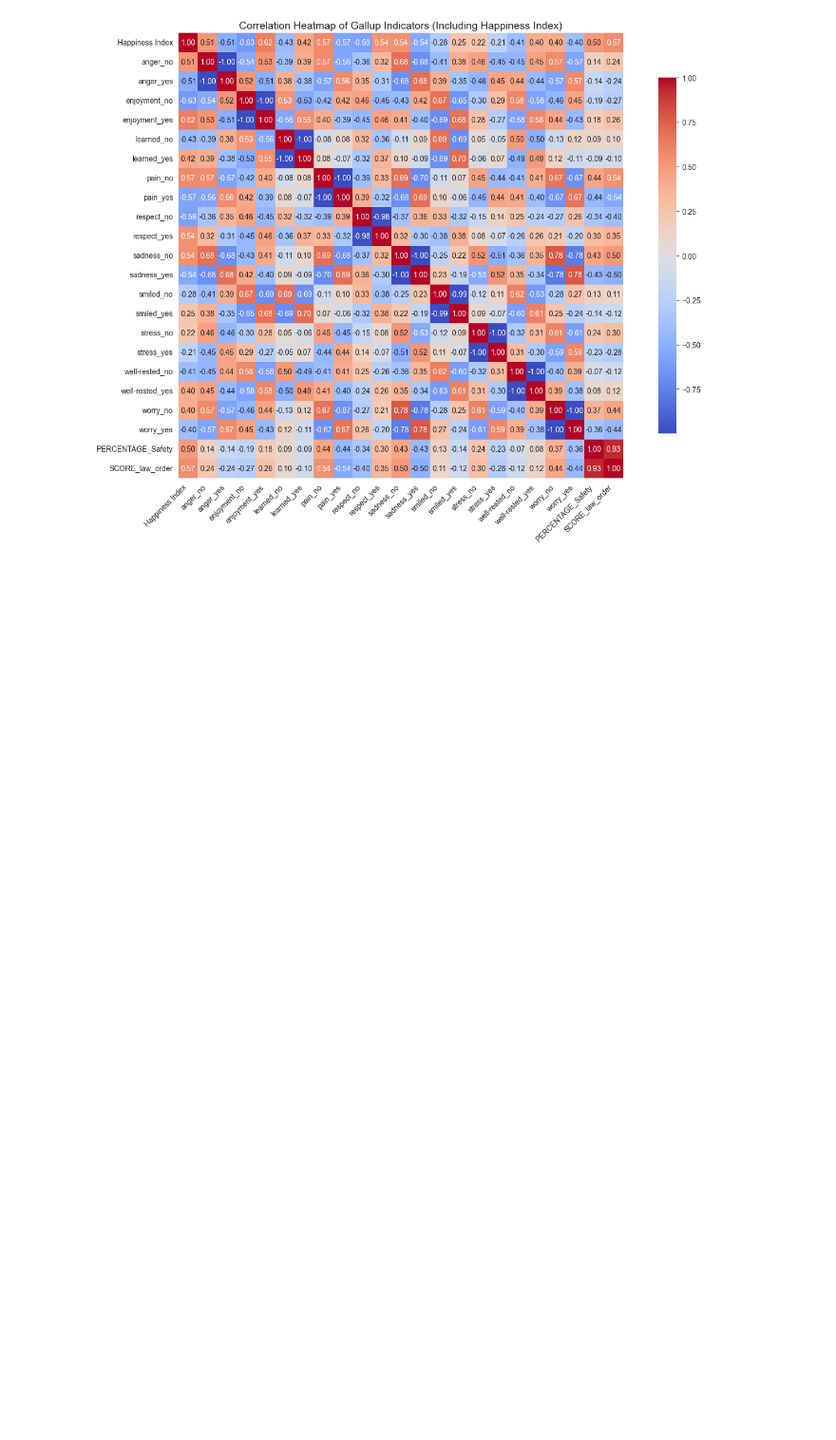
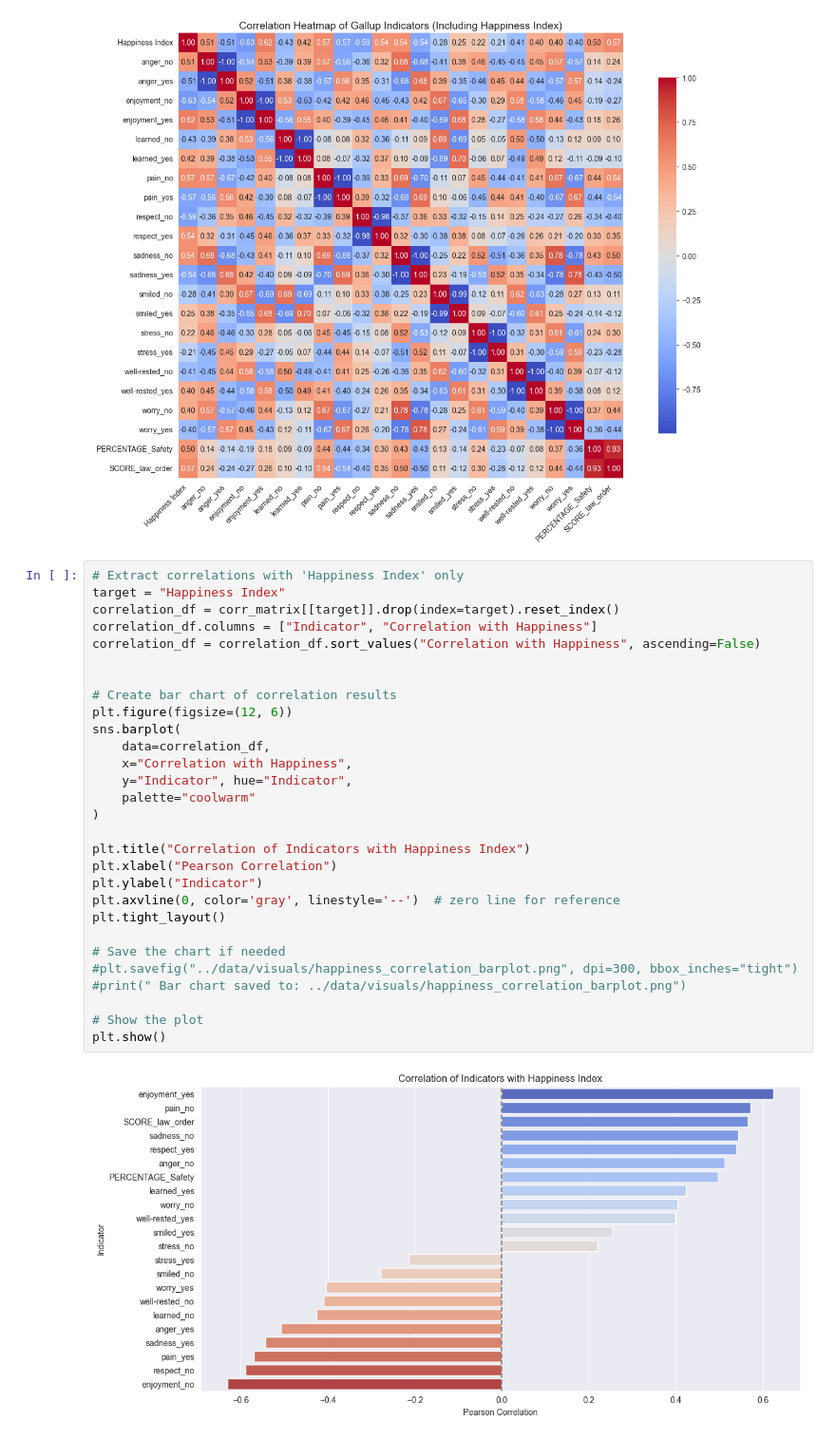
Before and after one commit to dkohalmi/CIP_FS25_202, a Jupyter notebook: notebooks/analyse_gallup.ipynb, the cells around one changed output. Shown: that part at 95% size. Saved outputs shown, nothing was run; the diff lists cells and outputs as text; blank space fills up the shorter version.

```diff
--- a/notebooks/analyse_gallup.ipynb
+++ b/notebooks/analyse_gallup.ipynb
@@ -39,3 +39,34 @@ plt.tight_layout()
 plt.show()
 # %% [output]
 [figure]
+# %%
+# Extract correlations with 'Happiness Index' only
+target = "Happiness Index"
+correlation_df = corr_matrix[[target]].drop(index=target).reset_index()
+correlation_df.columns = ["Indicator", "Correlation with Happiness"]
+correlation_df = correlation_df.sort_values("Correlation with Happiness", ascending=False)
+
+
+# Create bar chart of correlation results
+plt.figure(figsize=(12, 6))
+sns.barplot(
+    data=correlation_df,
+    x="Correlation with Happiness",
+    y="Indicator", hue="Indicator",
+    palette="coolwarm"
+)
+
+plt.title("Correlation of Indicators with Happiness Index")
+plt.xlabel("Pearson Correlation")
+plt.ylabel("Indicator")
+plt.axvline(0, color='gray', linestyle='--')  # zero line for reference
+plt.tight_layout()
+
+# Save the chart if needed
+#plt.savefig("../data/visuals/happiness_correlation_barplot.png", dpi=300, bbox_inches="tight")
+#print(" Bar chart saved to: ../data/visuals/happiness_correlation_barplot.png")
+
+# Show the plot
+plt.show()
+# %% [output]
+[figure, added]
```
Also changed, not shown: parts of 3 cells of this notebook.
